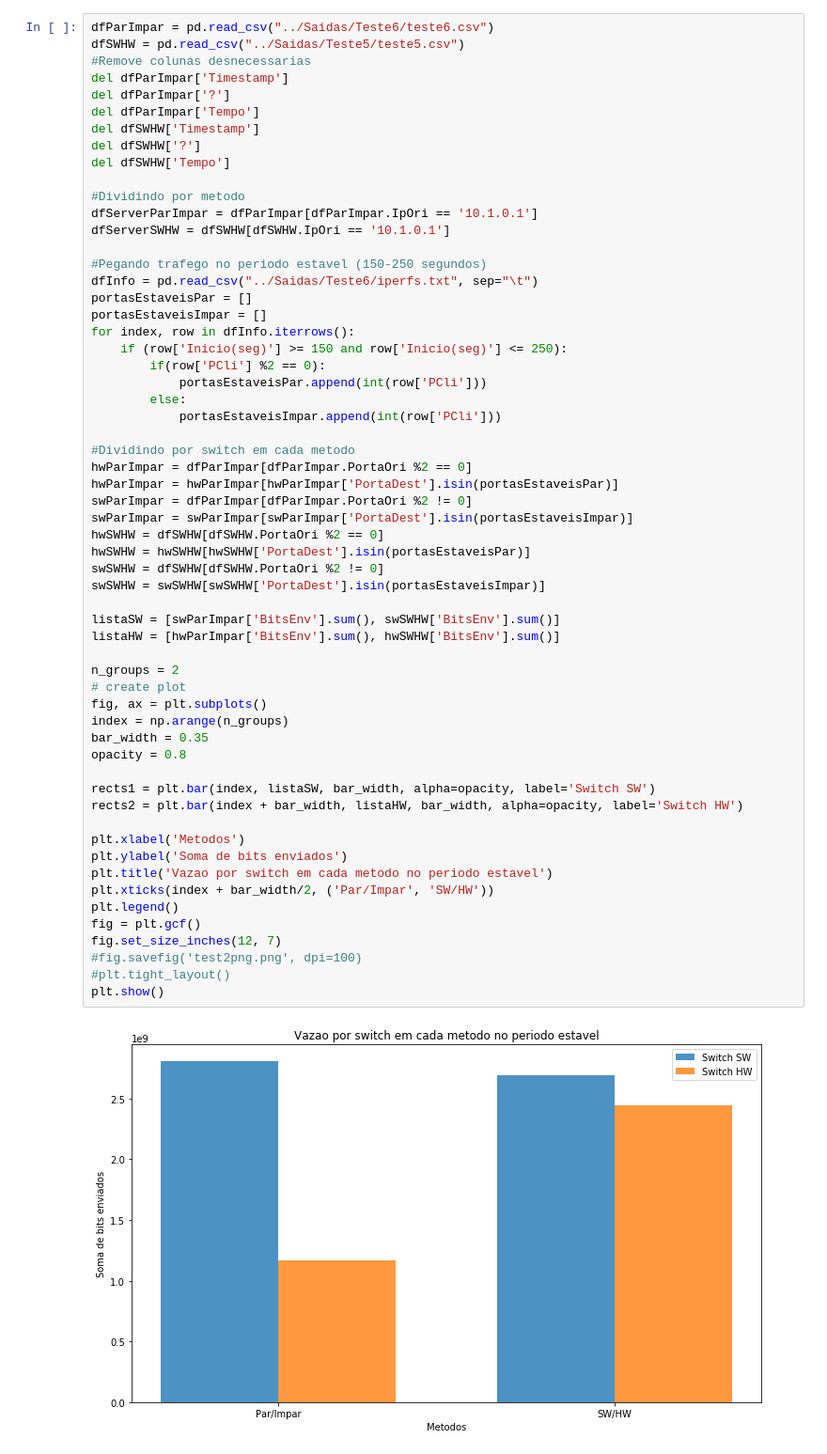
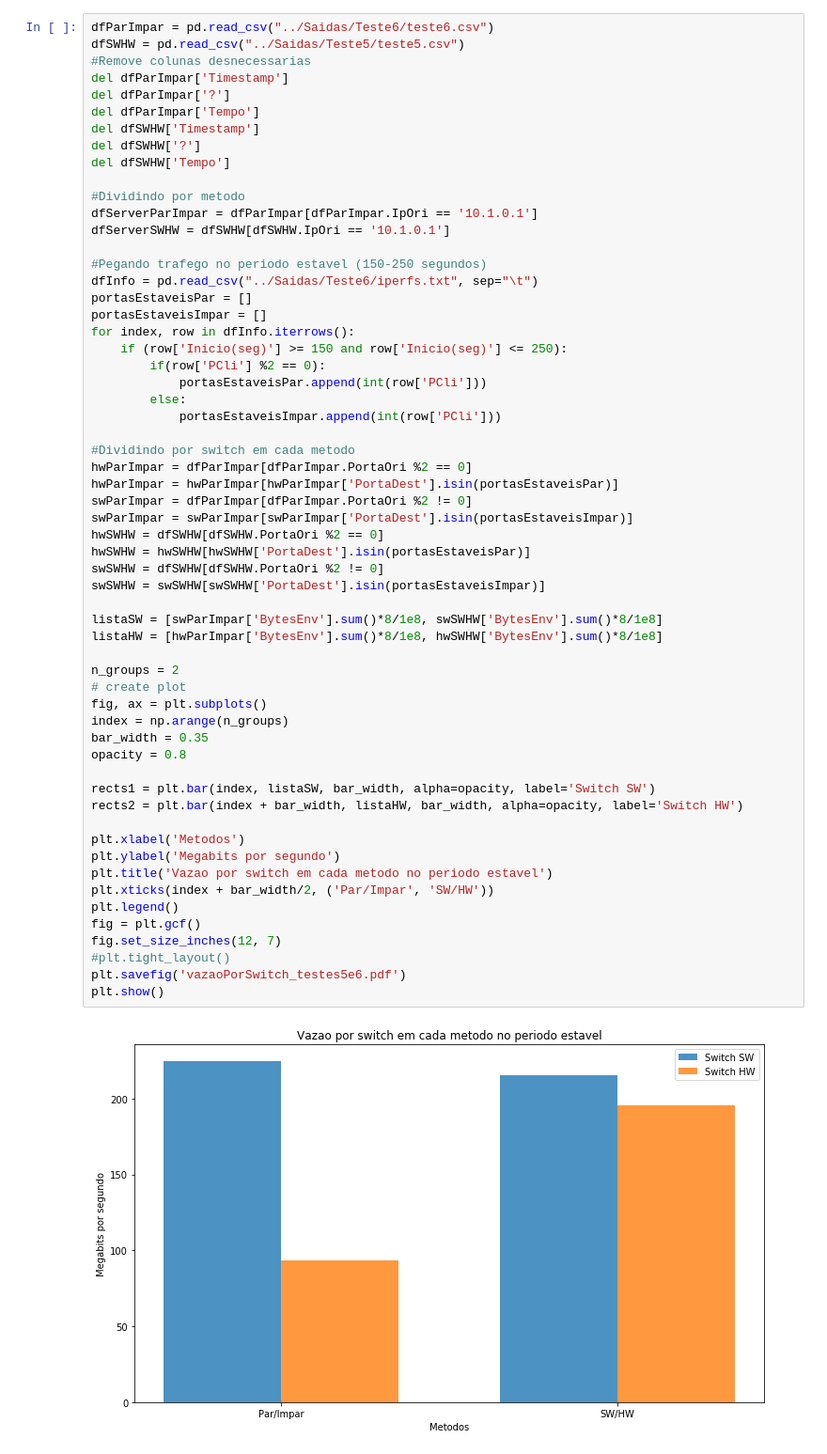
Before and after one commit to pedrobellotti/iperftestes, a Jupyter notebook: Scripts/analise_csv.ipynb, the cells around one changed output. Shown at 94% size. Saved outputs shown, nothing was run; the diff lists cells and outputs as text.

Commit message:
Adicionando mais testes, graficos e alteracoes

```diff
--- a/Scripts/analise_csv.ipynb
+++ b/Scripts/analise_csv.ipynb
@@ -76,38 +74,38 @@ for index, row in dfInfo.iterrows():
 #Dividindo por switch em cada metodo
 hwParImpar = dfParImpar[dfParImpar.PortaOri %2 == 0]
 hwParImpar = hwParImpar[hwParImpar['PortaDest'].isin(portasEstaveisPar)]
 swParImpar = dfParImpar[dfParImpar.PortaOri %2 != 0]
 swParImpar = swParImpar[swParImpar['PortaDest'].isin(portasEstaveisImpar)]
 hwSWHW = dfSWHW[dfSWHW.PortaOri %2 == 0]
 hwSWHW = hwSWHW[hwSWHW['PortaDest'].isin(portasEstaveisPar)]
 swSWHW = dfSWHW[dfSWHW.PortaOri %2 != 0]
 swSWHW = swSWHW[swSWHW['PortaDest'].isin(portasEstaveisImpar)]
 
-listaSW = [swParImpar['BitsEnv'].sum(), swSWHW['BitsEnv'].sum()]
-listaHW = [hwParImpar['BitsEnv'].sum(), hwSWHW['BitsEnv'].sum()]
+listaSW = [swParImpar['BytesEnv'].sum()*8/1e8, swSWHW['BytesEnv'].sum()*8/1e8]
+listaHW = [hwParImpar['BytesEnv'].sum()*8/1e8, hwSWHW['BytesEnv'].sum()*8/1e8]
 
 n_groups = 2
 # create plot
 fig, ax = plt.subplots()
 index = np.arange(n_groups)
 bar_width = 0.35
 opacity = 0.8
 
 rects1 = plt.bar(index, listaSW, bar_width, alpha=opacity, label='Switch SW')
 rects2 = plt.bar(index + bar_width, listaHW, bar_width, alpha=opacity, label='Switch HW')
 
 plt.xlabel('Metodos')
-plt.ylabel('Soma de bits enviados')
+plt.ylabel('Megabits por segundo')
 plt.title('Vazao por switch em cada metodo no periodo estavel')
 plt.xticks(index + bar_width/2, ('Par/Impar', 'SW/HW'))
 plt.legend()
 fig = plt.gcf()
 fig.set_size_inches(12, 7)
-#fig.savefig('test2png.png', dpi=100)
 #plt.tight_layout()
+plt.savefig('vazaoPorSwitch_testes5e6.pdf')
 plt.show()
 # %% [output]
-[figure, old version]
+[figure, new version]
 # %%
 dfParImpar = pd.read_csv("../Saidas/Teste6/teste6.csv")
 dfSWHW = pd.read_csv("../Saidas/Teste5/teste5.csv")
```
Also changed, not shown: parts of 4 cells of this notebook, 24 other files.
